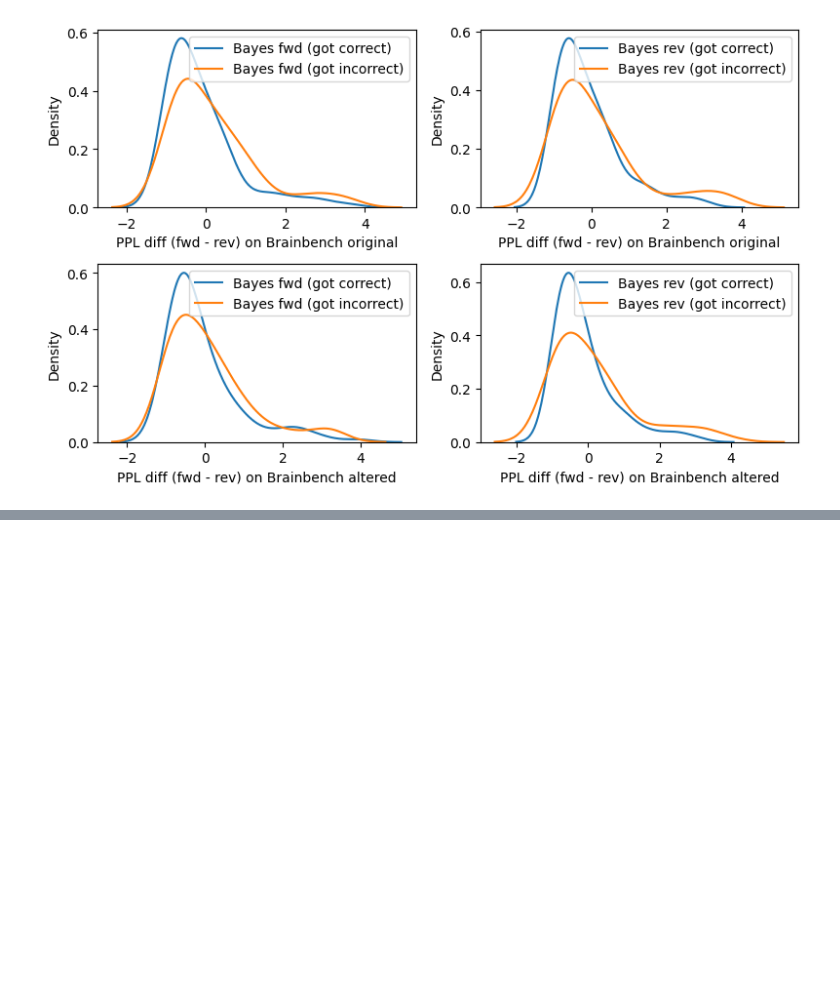
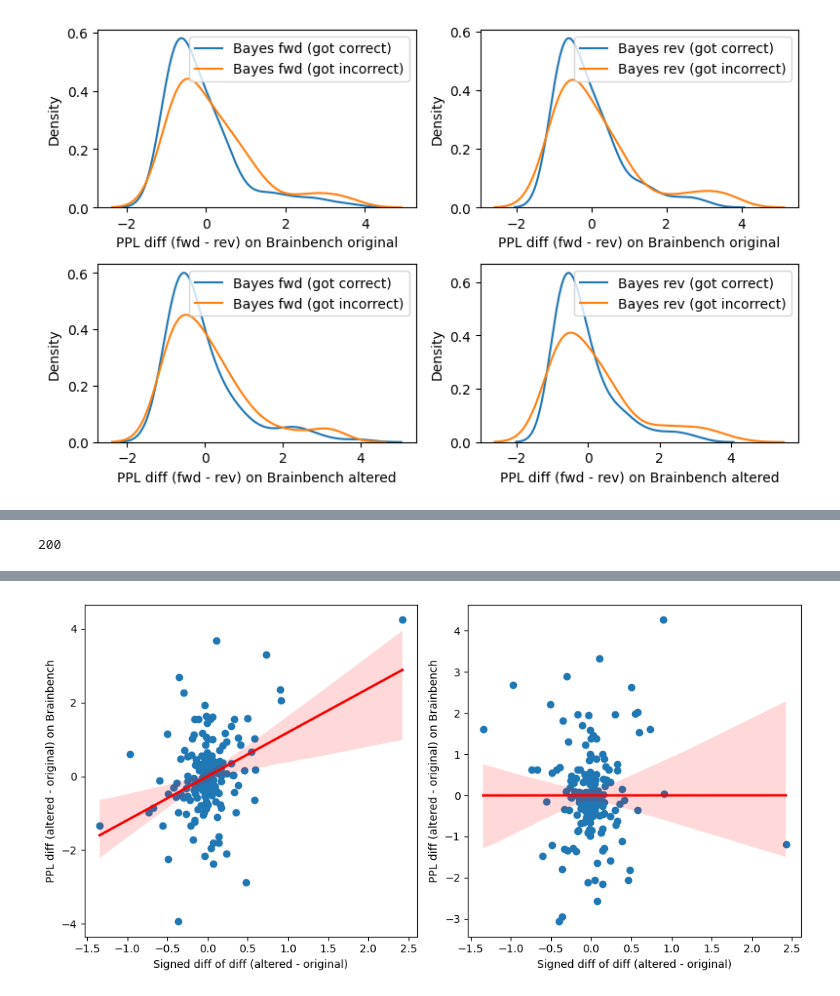
Before and after one commit to braingpt-lovelab/backwards, a Jupyter notebook: analyses/explore_ppl_diff_bayes.ipynb, the cells around one changed output, grey strips where cells are left out. Cells and saved outputs as stored; diff of their text form; code cells hidden in the pictures; blank space fills up the shorter version.

Commit message:
added analysis: signed diff of diff correlation to ppl(altered-original)

```diff
--- a/analyses/explore_ppl_diff_bayes.ipynb
+++ b/analyses/explore_ppl_diff_bayes.ipynb
@@ -992,0 +998,74 @@ Bayes Brainbench rev model (altered items) TtestResult(statistic=-1.999631751993
+# %%
+# fwd_rev_bayes_brainbench_original_ppl_diff
+# fwd_rev_bayes_brainbench_altered_ppl_diff
+# fwd_bayes_brainbench_ppls_diff
+# rev_bayes_brainbench_ppls_diff
+# fwd_bayes_brainbench_per_item_correctness
+# rev_bayes_brainbench_per_item_correctness
+signed_diff_of_diff = fwd_rev_bayes_brainbench_altered_ppl_diff_norm - fwd_rev_bayes_brainbench_original_ppl_diff_norm
+print(len(signed_diff_of_diff))
+# %% [output]
+200
+# %%
+import matplotlib.pyplot as plt
+fig, axes = plt.subplots(1, 2, figsize=(10, 5))
+
+axes[0].scatter(
+    signed_diff_of_diff,
+    fwd_bayes_brainbench_ppls_diff_norm,
+)
+
+# Fit line
+sns.regplot(
+    x=signed_diff_of_diff,
+    y=fwd_bayes_brainbench_ppls_diff_norm,
+    ax=axes[0],
+    scatter=False,
+    color="red",
+)
+
+# Plot slope significance
+slope, intercept, r_value, p_value, std_err = stats.linregress(
+    signed_diff_of_diff, fwd_bayes_brainbench_ppls_diff_norm
+)
+print("\nBayes Fwd model")
+print("-" * 20)
+print("Slope:", slope)
+print("Intercept:", intercept)
+print("R-squared:", r_value**2)
+print("P-value:", p_value)
+
+axes[0].set_xlabel("Signed diff of diff (altered - original)")
+axes[0].set_ylabel("PPL diff (altered - original) on Brainbench")
+
+axes[1].scatter(
+    signed_diff_of_diff,
+    rev_bayes_brainbench_ppls_diff_norm
+)
+
+# Fit line
+sns.regplot(
+    x=signed_diff_of_diff,
+    y=rev_bayes_brainbench_ppls_diff_norm,
+    ax=axes[1],
+    scatter=False,
+    color="red",
+)
+
+axes[1].set_xlabel("Signed diff of diff (altered - original)")
+axes[1].set_ylabel("PPL diff (altered - original) on Brainbench")
+
+# Plot slope significance
+slope, intercept, r_value, p_value, std_err = stats.linregress(
+    signed_diff_of_diff, rev_bayes_brainbench_ppls_diff_norm
+)
+
+print("\nBayes Rev model")
+print("-" * 20)
+print("Slope:", slope)
+print("Intercept:", intercept)
+print("R-squared:", r_value**2)
+print("P-value:", p_value)
+
+plt.tight_layout()
+# %% [output]
@@ -992,0 +1085 @@ Bayes Brainbench rev model (altered items) TtestResult(statistic=-1.999631751993
+[figure, added]
```
Also changed, not shown: parts of 2 cells of this notebook.
